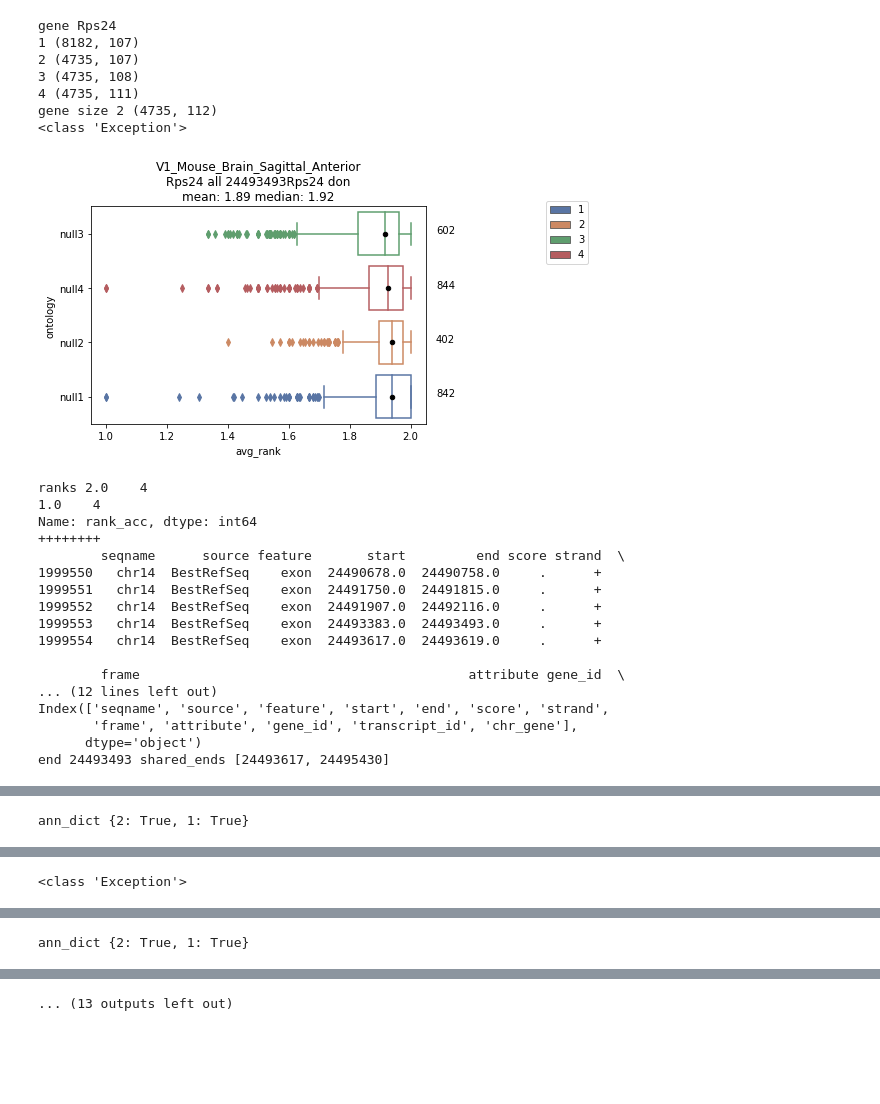
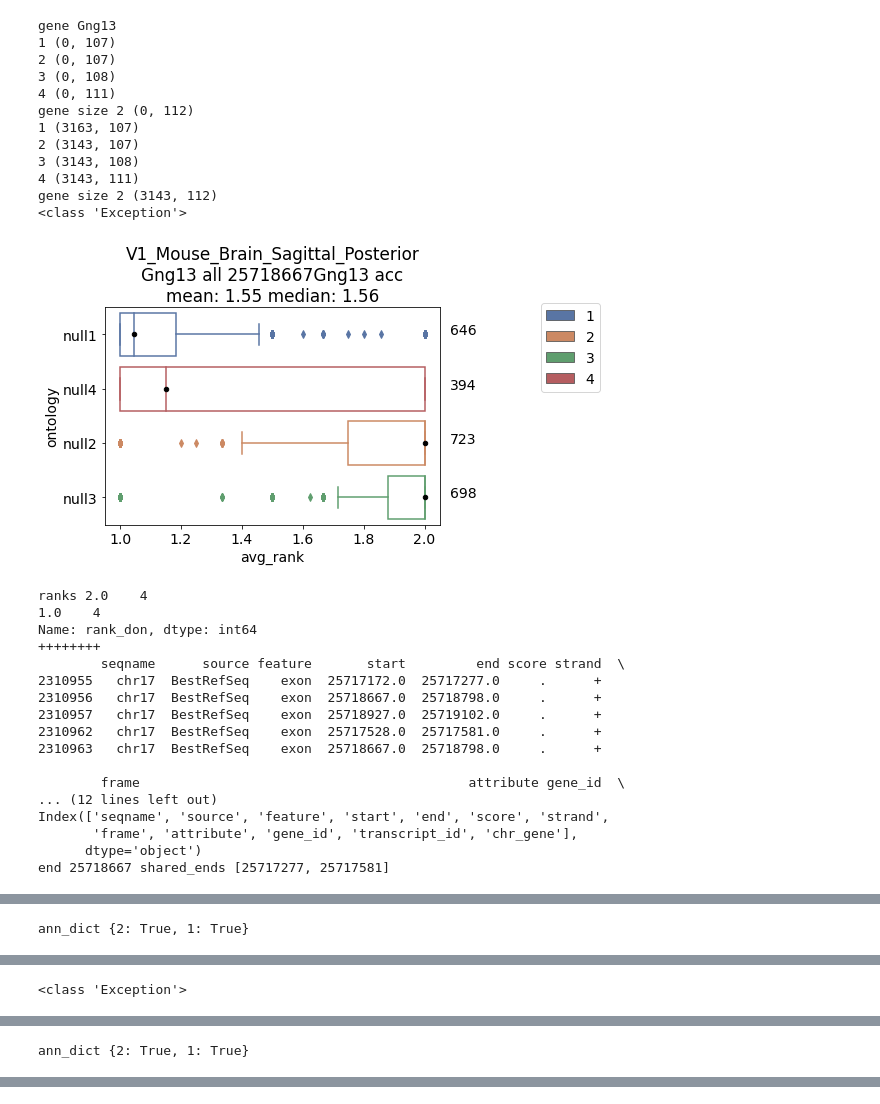
Before and after one commit to juliaolivieri/visium_analysis, a Jupyter notebook: notebooks/boxplots.ipynb, the cells around one changed output, grey strips where cells are left out. Drawn from its saved outputs; the diff is of its cells as text; code cells hidden in the pictures; blank space fills up the shorter version.

```diff
--- a/notebooks/boxplots.ipynb
+++ b/notebooks/boxplots.ipynb
@@ -322,12 +328,14 @@ def box(
             print("ERROR")
             return response
 # %%
-# dataname = "V1_Mouse_Brain_Sagittal_Posterior"
+dataname = "V1_Mouse_Brain_Sagittal_Posterior"
 # dataname = "V1_Mouse_Brain_Sagittal_Posterior_Section_2"
 # dataname = "V1_Mouse_Brain_Sagittal_Anterior"
-dataname = "V1_Mouse_Brain_Sagittal_Anterior_Section_2"
+# dataname = "V1_Mouse_Brain_Sagittal_Anterior_Section_2"
+# dataname = "V1_Mouse_Kidney"
 grouping_level_1 = "dummy"
 grouping_level_2 = "quadrant"
+# grouping_level_2 = "circle"
 domain = "/oak/stanford/groups/horence/Roozbeh/single_cell_project/SICILIAN_references/mouse/SICILIAN_mouse_mm10_Refs/domain_file/ucscGenePfam.txt"
 svd = "/oak/stanford/groups/horence/JuliaO/nf-spliz-output/run_dir/visium_2_June_2022/{}/SpliZ_values/{}_sym_SVD_normdonor_S_0.1_z_0.0_b_0_r_0.01_light.pq".format(dataname,dataname)
 meta = "/oak/stanford/groups/horence/JuliaO/visium_analysis/notebooks/output/visium_meta/meta_{}.tsv".format(dataname)
@@ -379,8 +387,8 @@ exact["Gng13"] = ["juncStart",[25718667,25717581,25717277]]
 exact["Myl6"] = ["juncEnd",list(df[df["gene"] == "Myl6"]["juncEnd"].value_counts().head(2).index)]
 # exact["Rps24"] = ["juncStart",[24493493.0,24494069.0]]
 # exact["Rps24"] = ["juncEnd",list(df[df["gene"] == "Rps24"]["juncEnd"].value_counts().head(5).index)]
-# exact["Rps24"] = ["juncEnd",[24493617,24495430,24495775.0]]
-exact["Rps24"] = ["juncEnd",[24493617,24495430]]
+exact["Rps24"] = ["juncEnd",[24493617,24495430,24495775.0]]
+# exact["Rps24"] = ["juncEnd",[24493617,24495430]]
 compartments = sorted([x for x in list(df[grouping_level_2].unique()) if x != None])
 alpha = 1
 if const_color:
@@ -389,7 +397,8 @@ else:
   palette = compartment_colors(compartments) #{"Endothelial" : u'#1f77b4', "Stromal" : u'#ff7f0e', "Epithelial" : u'#2ca02c', "Immune" : u'#d62728'}
 
 # genes = list(pos_dict.keys())
-genes = ["Rps24","Myl6","Gng13"]
+genes = ["Gng13"]
+# genes = ["Rps24"]
 rank = 1
 
 for gene in tqdm(genes):
@@ -398,8 +407,8 @@ for gene in tqdm(genes):
     rankLabel = "rank_" + str(rank)
 
 
-#     for let in ["Start", "End"]:
-    for let in ["Start"]:
+    for let in ["Start", "End"]:
+#     for let in ["Start"]:
       gene_df = df[df["gene"] == gene]
 
       gene_df = gene_df[gene_df["junc{}".format(let)].isin(pos_dict[gene])]
@@ -408,54 +417,59 @@ for gene in tqdm(genes):
       if gene in exact.keys():
         gene_df = gene_df[gene_df[exact[gene][0]].isin(exact[gene][1])]
 #         gene_df = gene_df[gene_df["free_annotation"].isin(exact[gene][2])]
         suff = "_exact"
       print("2",gene_df.shape)
       # find number of splice partners for each splice site
       gene_df["num_" + let_dict[let]] = gene_df["pos{}_group".format(let)].map(gene_df.groupby("pos{}_group".format(let))["pos{}_group".format(rev_dict[let])].nunique())
       temp = gene_df.copy()
       # only plot for those with more than one splice partner
 #       gene_df = gene_df[gene_df["num_" + let_dict[let]] > 1]
       print("3",gene_df.shape)
       gene_df["pos{}_cell".format(let)] = gene_df["pos{}_group".format(let)] + gene_df["cell"]
 
       # rank each splice partner
       gene_df["rank_{}".format(let_dict[let])] = gene_df.groupby("pos{}_group".format(let))["junc{}".format(rev_dict[let])].rank(method="dense")
 
       # find sum of ranks of all reads for the cell
       gene_df["scaled_rank"] = gene_df["rank_" + let_dict[let]] * gene_df["numReads"]
       gene_df["num"] = gene_df["pos{}_cell".format(let)].map(gene_df.groupby("pos{}_cell".format(let))["scaled_rank"].sum())
       gene_df["denom"] = gene_df["pos{}_cell".format(let)].map(gene_df.groupby("pos{}_cell".format(let))["numReads"].sum())
       print("4",gene_df.shape)
       # calculate the average rank for the cell
       gene_df["avg_rank"] = gene_df["num"]/gene_df["denom"]
       print("gene size 2",gene_df.shape)
 
       box(gene_df, let, cell_lim, gene, dataname, let_dict, palette, rev_dict, domains, gtf, alpha, comp_sort, suff, grouping_level_1, grouping_level_2,rankLabel, outpath)
 
     rank += 1
 # %% [output]
-gene Rps24
-1 (8182, 107)
-2 (4735, 107)
-3 (4735, 108)
-4 (4735, 111)
-gene size 2 (4735, 112)
+gene Gng13
+1 (0, 107)
+2 (0, 107)
+3 (0, 108)
+4 (0, 111)
+gene size 2 (0, 112)
+1 (3163, 107)
+2 (3143, 107)
+3 (3143, 108)
+4 (3143, 111)
+gene size 2 (3143, 112)
 <class 'Exception'>
-[figure, old version]
+[figure, new version]
 ranks 2.0    4
 1.0    4
-Name: rank_acc, dtype: int64
+Name: rank_don, dtype: int64
 ++++++++
         seqname      source feature       start         end score strand  \
-1999550   chr14  BestRefSeq    exon  24490678.0  24490758.0     .      +
-1999551   chr14  BestRefSeq    exon  24491750.0  24491815.0     .      +
-1999552   chr14  BestRefSeq    exon  24491907.0  24492116.0     .      +
-1999553   chr14  BestRefSeq    exon  24493383.0  24493493.0     .      +
-1999554   chr14  BestRefSeq    exon  24493617.0  24493619.0     .      +
+2310955   chr17  BestRefSeq    exon  25717172.0  25717277.0     .      +
+2310956   chr17  BestRefSeq    exon  25718667.0  25718798.0     .      +
+2310957   chr17  BestRefSeq    exon  25718927.0  25719102.0     .      +
+2310962   chr17  BestRefSeq    exon  25717528.0  25717581.0     .      +
+2310963   chr17  BestRefSeq    exon  25718667.0  25718798.0     .      +
 
         frame                                          attribute gene_id  \
 ... (12 lines left out)
 Index(['seqname', 'source', 'feature', 'start', 'end', 'score', 'strand',
        'frame', 'attribute', 'gene_id', 'transcript_id', 'chr_gene'],
       dtype='object')
-end 24493493 shared_ends [24493617, 24495430]
+end 25718667 shared_ends [25717277, 25717581]
@@ -487 +500,0 @@ ann_dict {2: True, 1: True}
-... (13 outputs left out)
```
Also changed, not shown: parts of 2 cells of this notebook, 9 other files.
